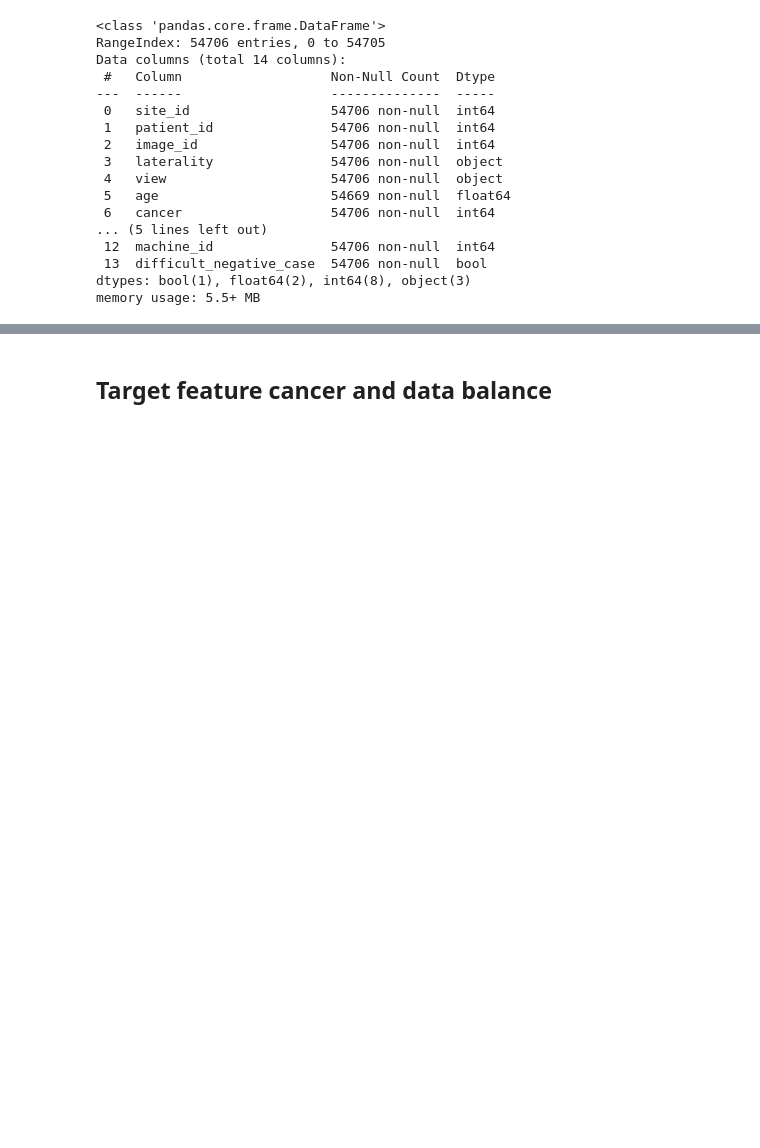
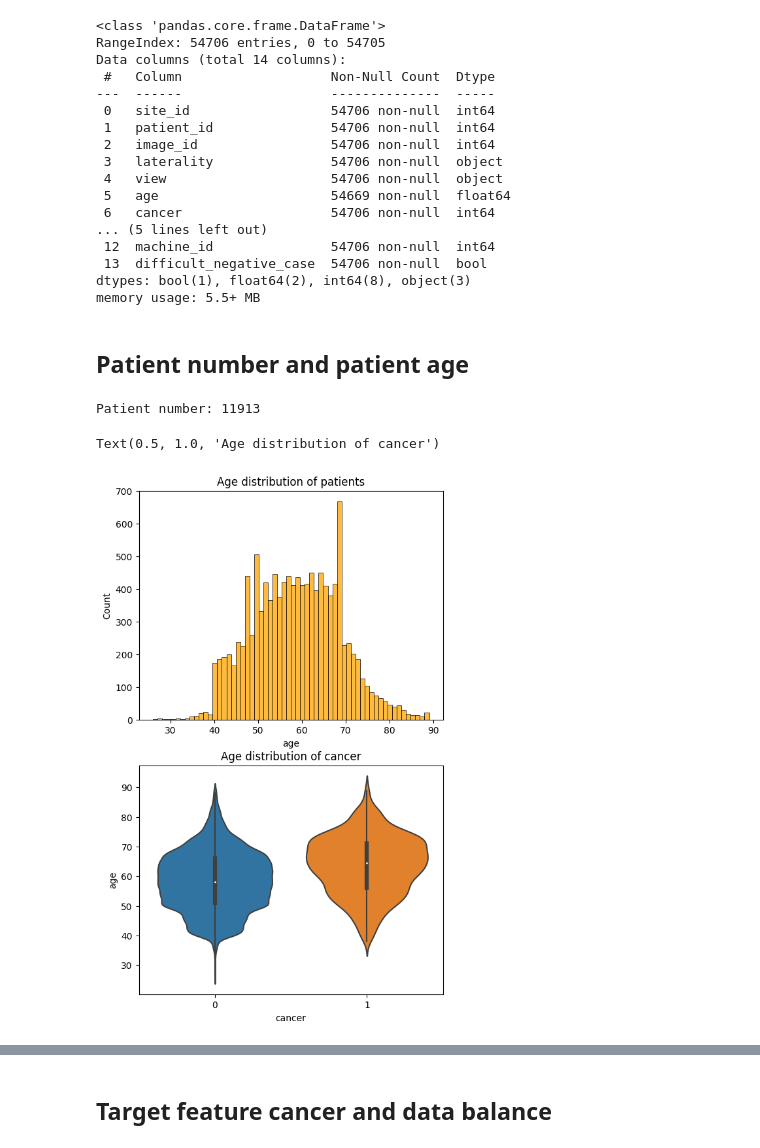
Before and after one commit to JiaLin-PGDDA/DMML2-CA, a Jupyter notebook: CodeArtefacts/DMML2_CA_Group11_Data_Exploration.ipynb, the cells around one changed output, grey strips where cells are left out. Drawn from its saved outputs; the diff is of its cells as text; code cells hidden in the pictures; blank space fills up the shorter version.

Commit message:
Complete Model V3 and Data Exploration

```diff
--- a/CodeArtefacts/DMML2_CA_Group11_Data_Exploration.ipynb
+++ b/CodeArtefacts/DMML2_CA_Group11_Data_Exploration.ipynb
@@ -72,3 +73,23 @@ Data columns (total 14 columns):
  13  difficult_negative_case  54706 non-null  bool
 dtypes: bool(1), float64(2), int64(8), object(3)
 memory usage: 5.5+ MB
+# %% [markdown]
+## Patient number and patient age
+# %%
+# Souce code: https://www.kaggle.com/code/allunia/rsna-breast-cancer-eda
+# Modified by Jia Lin
+print('Patient number:', df_train.patient_id.nunique())
+
+ages = df_train[df_train.age.isnull() == False].groupby(
+    'patient_id').age.apply(lambda l: np.unique(l)[0])
+
+fig, ax = plt.subplots(2,1,figsize=(6,10))
+sns.histplot(ages, color='orange', bins=60, ax=ax[0])
+ax[0].set_title('Age distribution of patients')
+# Violin plots are used to visualize data distributions, displaying the range, median, and distribution of the data.
+sns.violinplot(x=df_train.cancer, y=df_train.age, ax=ax[1])
+ax[1].set_title('Age distribution of cancer')
+# %% [output]
+Patient number: 11913
+Text(0.5, 1.0, 'Age distribution of cancer')
+[figure, added]
```
Also changed, not shown: parts of 8 cells of this notebook, 1 other file.
